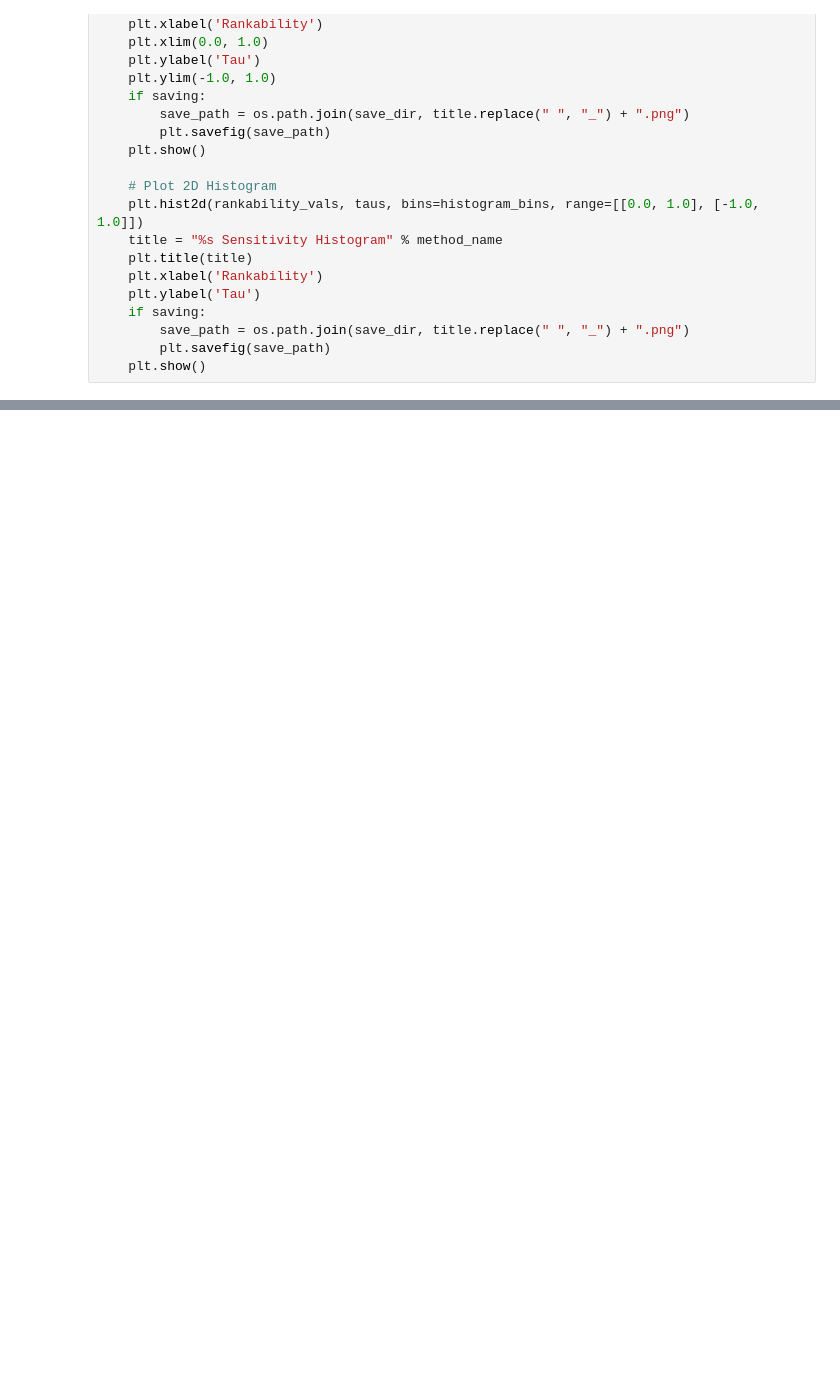
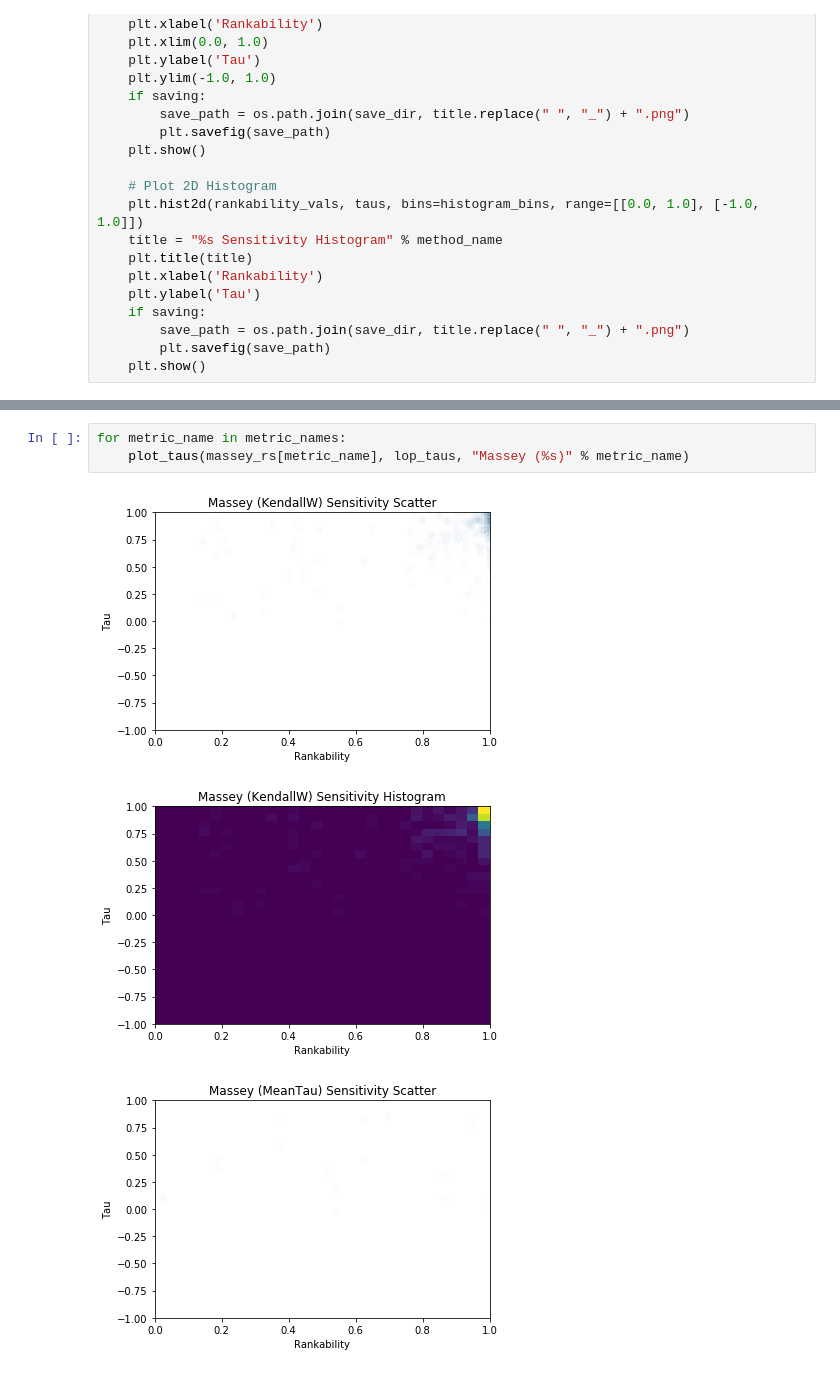
Before and after one commit to IGARDS/sensitivity_study, a Jupyter notebook: src/rankability_sensitivity_tests.ipynb, the cells around one changed output, grey strips where cells are left out. Drawn from its saved outputs; the diff is of its cells as text; blank space fills up the shorter version.

```diff
--- a/src/rankability_sensitivity_tests.ipynb
+++ b/src/rankability_sensitivity_tests.ipynb
@@ -119,0 +102,7 @@ plot_taus(combined_rankability_meanTau, combined_taus, "Combined (mean tau)")
+# %%
+for metric_name in metric_names:
+    plot_taus(massey_rs[metric_name], lop_taus, "Massey (%s)" % metric_name)
+# %% [output]
+[figure, added]
+[figure, added]
+[figure, added]
```
Also changed, not shown: parts of 10 cells of this notebook.
